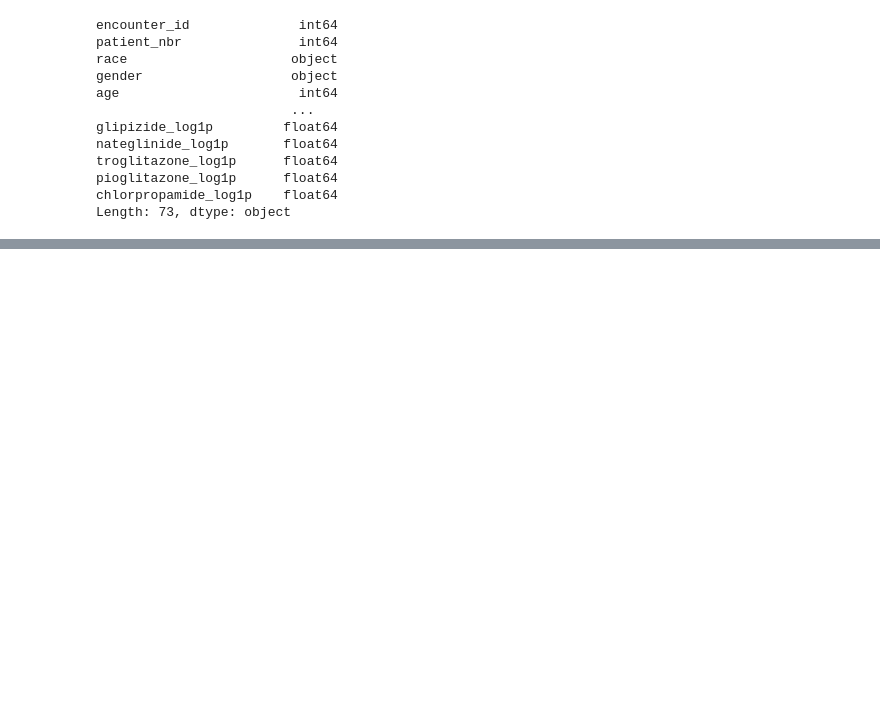
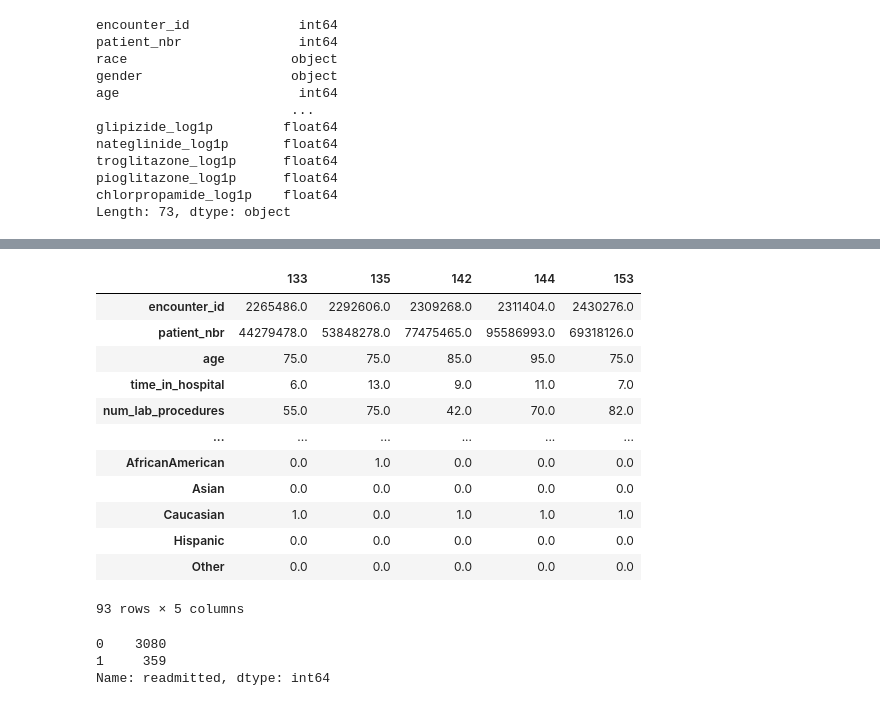
Before and after one commit to rahmanziaur/DTClassifierTest, a Jupyter notebook: ReadmissionTest.ipynb, the cells around one changed output, grey strips where cells are left out. Saved outputs shown, nothing was run; the diff lists cells and outputs as text; code cells hidden in the pictures; blank space fills up the shorter version.

```diff
--- a/ReadmissionTest.ipynb
+++ b/ReadmissionTest.ipynb
@@ -731,0 +751,4 @@ interactionterms = [('num_medications','time_in_hospital'),
+# %%
+# dropping multiple encounters while keeping either first or last encounter of these patients
+df2 = df.drop_duplicates(subset= ['patient_nbr'], keep = 'first')
+df2.shape
@@ -731,0 +757,10 @@ interactionterms = [('num_medications','time_in_hospital'),
+# %%
+# standardize function
+def standardize(raw_data):
+    return ((raw_data - np.mean(raw_data, axis = 0)) / np.std(raw_data, axis = 0))
+# %%
+import scipy as sp
+
+df2[numerics] = standardize(df2[numerics])
+
+df2 = df2[(np.abs(sp.stats.zscore(df2[numerics])) < 3).all(axis=1)]
@@ -731,0 +774,7 @@ interactionterms = [('num_medications','time_in_hospital'),
+# %%
+df2['level1_diag1'] = df2['level1_diag1'].astype('object')
+df_pd = pd.get_dummies(df2, columns=['gender', 'admission_type_id', 'discharge_disposition_id',
+                                      'admission_source_id', 'max_glu_serum', 'A1Cresult', 'level1_diag1'], drop_first = True)
+just_dummies = pd.get_dummies(df_pd['race'])
+df_pd = pd.concat([df_pd, just_dummies], axis=1)
+df_pd.drop(['race'], inplace=True, axis=1)
@@ -731,0 +853,16 @@ interactionterms = [('num_medications','time_in_hospital'),
+# %%
+df_pd.head().T
+# %% [output]
+|  | 133 | 135 | 142 | 144 | 153 |
+| encounter_id | 2265486.0 | 2292606.0 | 2309268.0 | 2311404.0 | 2430276.0 |
+| patient_nbr | 44279478.0 | 53848278.0 | 77475465.0 | 95586993.0 | 69318126.0 |
+| age | 75.0 | 75.0 | 85.0 | 95.0 | 75.0 |
+| time_in_hospital | 6.0 | 13.0 | 9.0 | 11.0 | 7.0 |
+| num_lab_procedures | 55.0 | 75.0 | 42.0 | 70.0 | 82.0 |
+| ... | ... | ... | ... | ... | ... |
+| AfricanAmerican | 0.0 | 1.0 | 0.0 | 0.0 | 0.0 |
+| Asian | 0.0 | 0.0 | 0.0 | 0.0 | 0.0 |
+| Caucasian | 1.0 | 0.0 | 1.0 | 1.0 | 1.0 |
+| Hispanic | 0.0 | 0.0 | 0.0 | 0.0 | 0.0 |
+| Other | 0.0 | 0.0 | 0.0 | 0.0 | 0.0 |
+93 rows × 5 columns
@@ -731,0 +886,6 @@ interactionterms = [('num_medications','time_in_hospital'),
+# %%
+df_pd['readmitted'].value_counts()
+# %% [output]
+0    3080
+1     359
+Name: readmitted, dtype: int64
```
Also changed, not shown: parts of 33 cells of this notebook.
